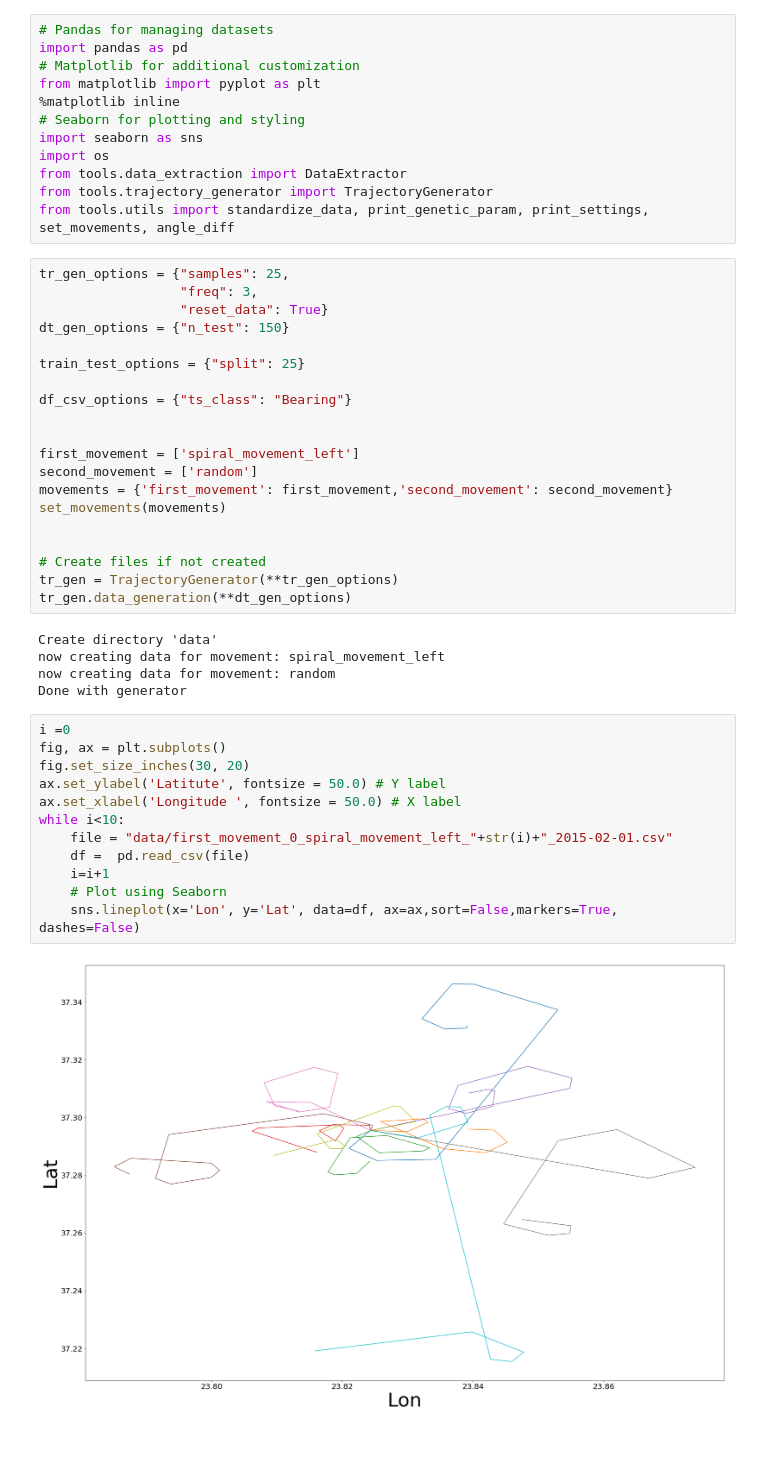
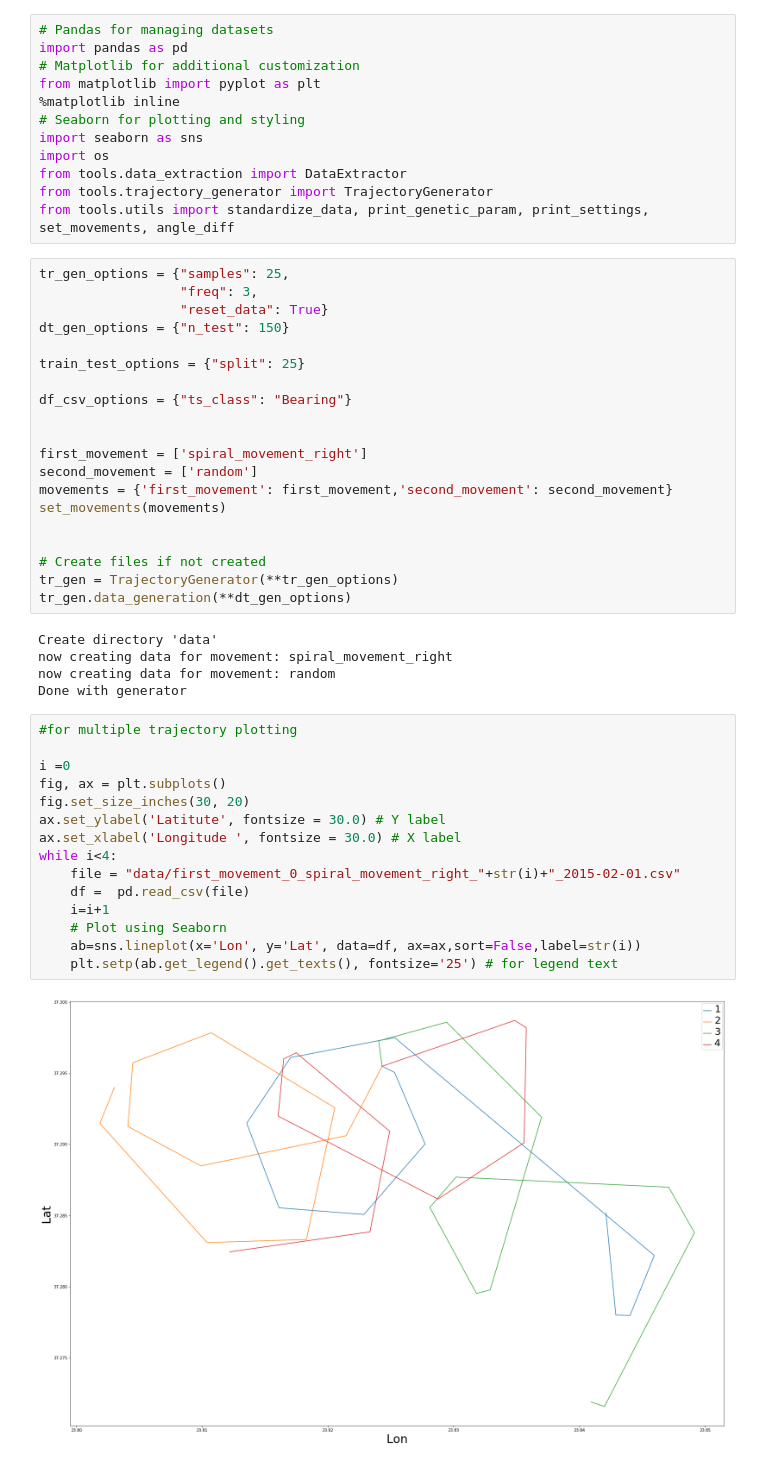
Before and after one commit to Barry-github/hua-thesis, a Jupyter notebook: plotting_trajectories.ipynb, the cells around one changed output. Cells and saved outputs as stored; diff of their text form.

Commit message:
plotting fixes to show labels

```diff
--- a/plotting_trajectories.ipynb
+++ b/plotting_trajectories.ipynb
@@ -21,7 +21,7 @@ train_test_options = {"split": 25}
 df_csv_options = {"ts_class": "Bearing"}
 
 
-first_movement = ['spiral_movement_left']
+first_movement = ['spiral_movement_right']
 second_movement = ['random']
 movements = {'first_movement': first_movement,'second_movement': second_movement}
 set_movements(movements)
@@ -32,21 +32,24 @@ tr_gen = TrajectoryGenerator(**tr_gen_options)
 tr_gen.data_generation(**dt_gen_options)
 # %% [output]
 Create directory 'data'
-now creating data for movement: spiral_movement_left
+now creating data for movement: spiral_movement_right
 now creating data for movement: random
 Done with generator
 # %%
+#for multiple trajectory plotting
+
 i =0
 fig, ax = plt.subplots()
 fig.set_size_inches(30, 20)
-ax.set_ylabel('Latitute', fontsize = 50.0) # Y label
-ax.set_xlabel('Longitude ', fontsize = 50.0) # X label
-while i<10:
-    file = "data/first_movement_0_spiral_movement_left_"+str(i)+"_2015-02-01.csv"
+ax.set_ylabel('Latitute', fontsize = 30.0) # Y label
+ax.set_xlabel('Longitude ', fontsize = 30.0) # X label
+while i<4:
+    file = "data/first_movement_0_spiral_movement_right_"+str(i)+"_2015-02-01.csv"
     df =  pd.read_csv(file)
     i=i+1
     # Plot using Seaborn
-    sns.lineplot(x='Lon', y='Lat', data=df, ax=ax,sort=False,markers=True, dashes=False)
+    ab=sns.lineplot(x='Lon', y='Lat', data=df, ax=ax,sort=False,label=str(i))
+    plt.setp(ab.get_legend().get_texts(), fontsize='25') # for legend text
 # %% [output]
-[figure, old version]
+[figure, new version]
 # %%
```
Also changed, not shown: parts of 1 cell of this notebook, 1 other file.
